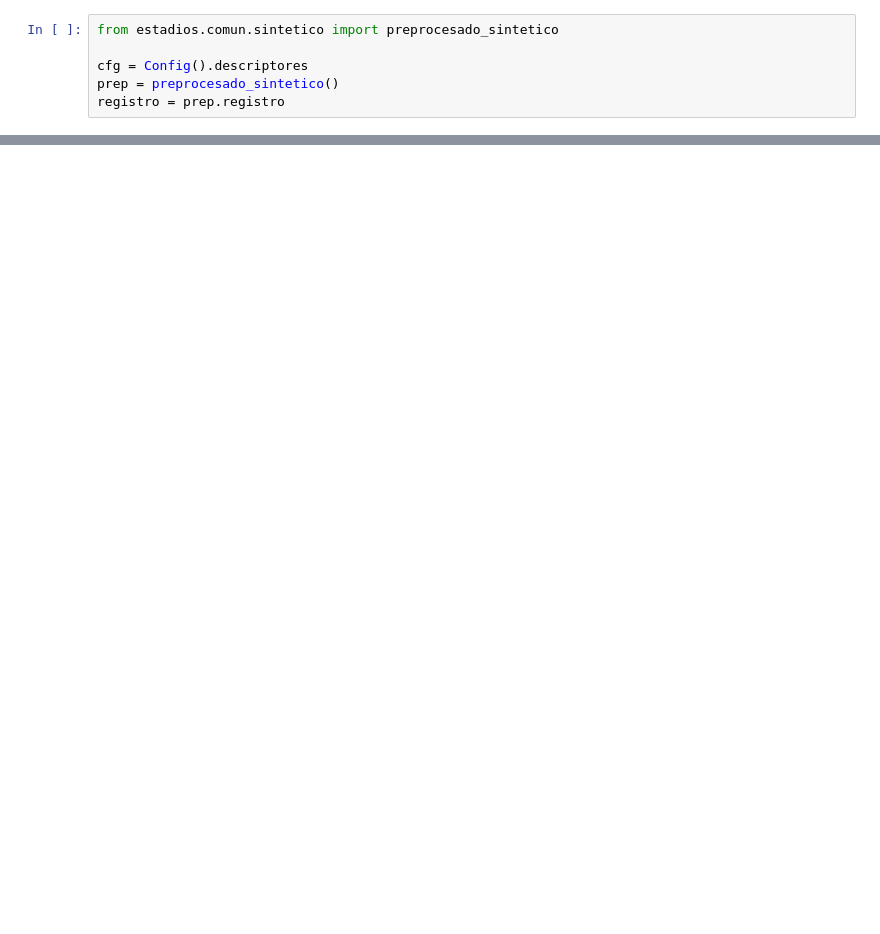
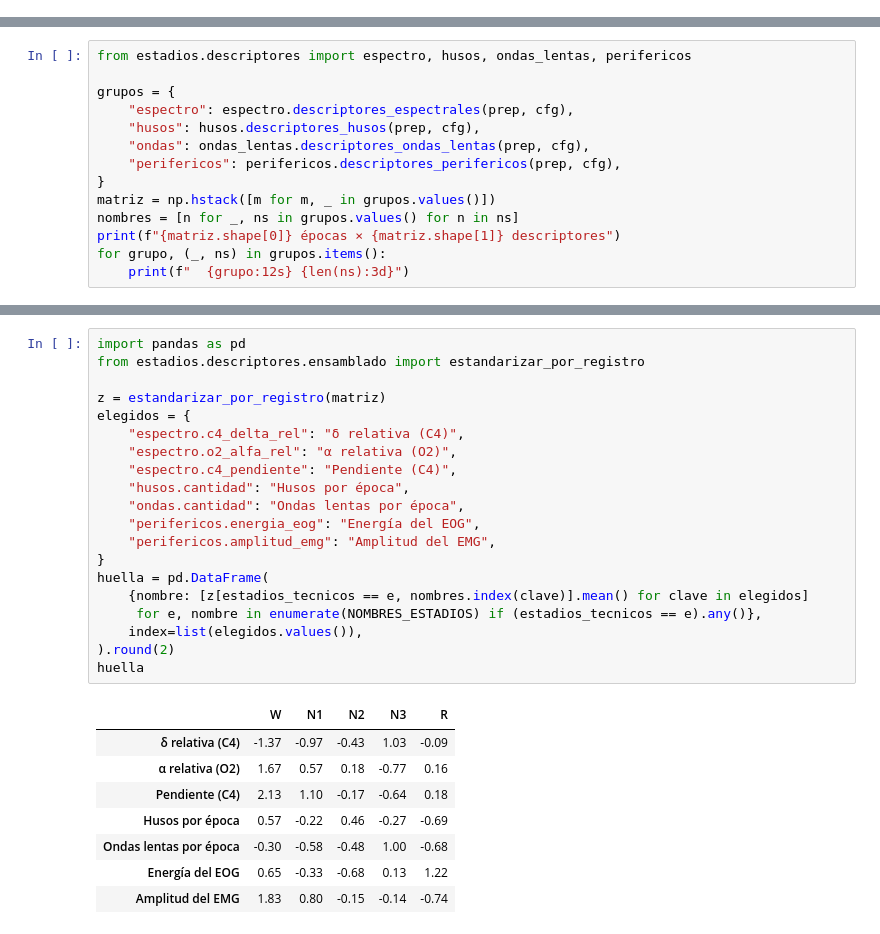
Before and after one commit to ldelia22/PSIB2026Q2-TPS-Grupo02-CassanoNieto-DElia-Ortega, a Jupyter notebook: codigo/notebooks/02_frente_B_descriptores.ipynb, the cells around one changed output, grey strips where cells are left out. Drawn from its saved outputs; the diff is of its cells as text; blank space fills up the shorter version.

```diff
--- a/codigo/notebooks/02_frente_B_descriptores.ipynb
+++ b/codigo/notebooks/02_frente_B_descriptores.ipynb
@@ -38,6 +71,0 @@ def guardar(fig, nombre):
-# %%
-from estadios.comun.sintetico import preprocesado_sintetico
-
-cfg = Config().descriptores
-prep = preprocesado_sintetico()
-registro = prep.registro
@@ -78,0 +197,14 @@ tabla.nombres
+# %%
+from estadios.descriptores import espectro, husos, ondas_lentas, perifericos
+
+grupos = {
+    "espectro": espectro.descriptores_espectrales(prep, cfg),
+    "husos": husos.descriptores_husos(prep, cfg),
+    "ondas": ondas_lentas.descriptores_ondas_lentas(prep, cfg),
+    "perifericos": perifericos.descriptores_perifericos(prep, cfg),
+}
+matriz = np.hstack([m for m, _ in grupos.values()])
+nombres = [n for _, ns in grupos.values() for n in ns]
+print(f"{matriz.shape[0]} épocas × {matriz.shape[1]} descriptores")
+for grupo, (_, ns) in grupos.items():
+    print(f"  {grupo:12s} {len(ns):3d}")
@@ -78,0 +231,29 @@ tabla.nombres
+# %%
+import pandas as pd
+from estadios.descriptores.ensamblado import estandarizar_por_registro
+
+z = estandarizar_por_registro(matriz)
+elegidos = {
+    "espectro.c4_delta_rel": "δ relativa (C4)",
+    "espectro.o2_alfa_rel": "α relativa (O2)",
+    "espectro.c4_pendiente": "Pendiente (C4)",
+    "husos.cantidad": "Husos por época",
+    "ondas.cantidad": "Ondas lentas por época",
+    "perifericos.energia_eog": "Energía del EOG",
+    "perifericos.amplitud_emg": "Amplitud del EMG",
+}
+huella = pd.DataFrame(
+    {nombre: [z[estadios_tecnicos == e, nombres.index(clave)].mean() for clave in elegidos]
+     for e, nombre in enumerate(NOMBRES_ESTADIOS) if (estadios_tecnicos == e).any()},
+    index=list(elegidos.values()),
+).round(2)
+huella
+# %% [output]
+|  | W | N1 | N2 | N3 | R |
+| δ relativa (C4) | -1.37 | -0.97 | -0.43 | 1.03 | -0.09 |
+| α relativa (O2) | 1.67 | 0.57 | 0.18 | -0.77 | 0.16 |
+| Pendiente (C4) | 2.13 | 1.10 | -0.17 | -0.64 | 0.18 |
+| Husos por época | 0.57 | -0.22 | 0.46 | -0.27 | -0.69 |
+| Ondas lentas por época | -0.30 | -0.58 | -0.48 | 1.00 | -0.68 |
+| Energía del EOG | 0.65 | -0.33 | -0.68 | 0.13 | 1.22 |
+| Amplitud del EMG | 1.83 | 0.80 | -0.15 | -0.14 | -0.74 |
```
Also changed, not shown: parts of 23 cells of this notebook, 3 other files.
